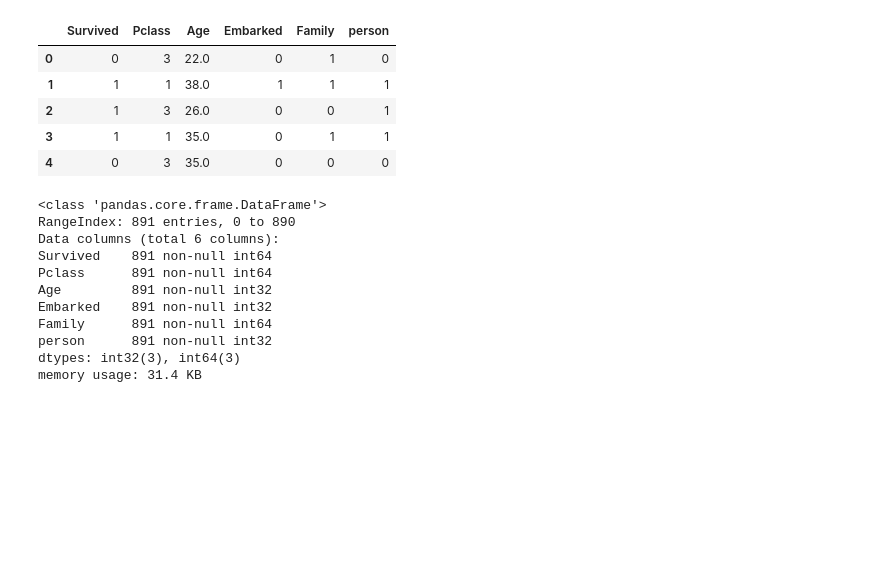
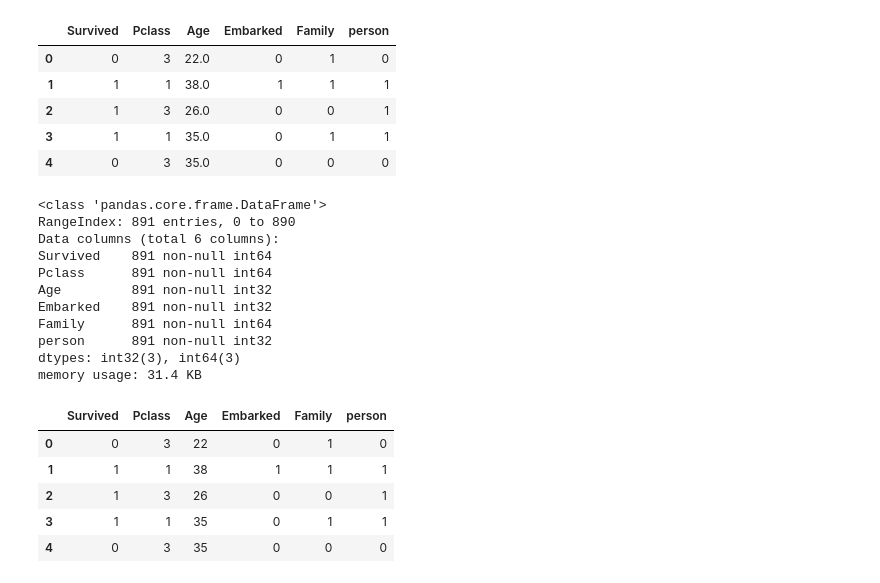
Before and after one commit to innovator-arjun/Titanic-Survival-Prediction, a Jupyter notebook: A Data Science Framework To Achieve 99% Accuracy.ipynb, the cells around one changed output. Cells and saved outputs as stored; diff of their text form; code cells hidden in the pictures; blank space fills up the shorter version.

```diff
--- a/A Data Science Framework To Achieve 99% Accuracy.ipynb
+++ b/A Data Science Framework To Achieve 99% Accuracy.ipynb
@@ -331,17 +331,24 @@ train['Embarked']=train.Embarked.astype(int)
 train['person']=train.person.astype(int)
 # %%
 train.info()
+train.head()
 # %% [output]
 <class 'pandas.core.frame.DataFrame'>
 RangeIndex: 891 entries, 0 to 890
 Data columns (total 6 columns):
 Survived    891 non-null int64
 Pclass      891 non-null int64
 Age         891 non-null int32
 Embarked    891 non-null int32
 Family      891 non-null int64
 person      891 non-null int32
 dtypes: int32(3), int64(3)
 memory usage: 31.4 KB
+|  | Survived | Pclass | Age | Embarked | Family | person |
+| 0 | 0 | 3 | 22 | 0 | 1 | 0 |
+| 1 | 1 | 1 | 38 | 1 | 1 | 1 |
+| 2 | 1 | 3 | 26 | 0 | 0 | 1 |
+| 3 | 1 | 1 | 35 | 0 | 1 | 1 |
+| 4 | 0 | 3 | 35 | 0 | 0 | 0 |
 # %%
 test.info()
```
Also changed, not shown: parts of 5 cells of this notebook.
